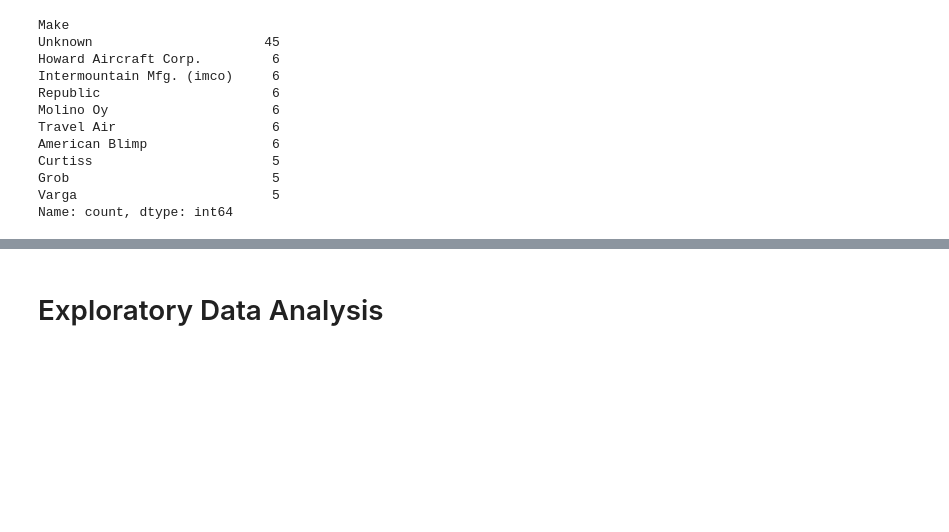
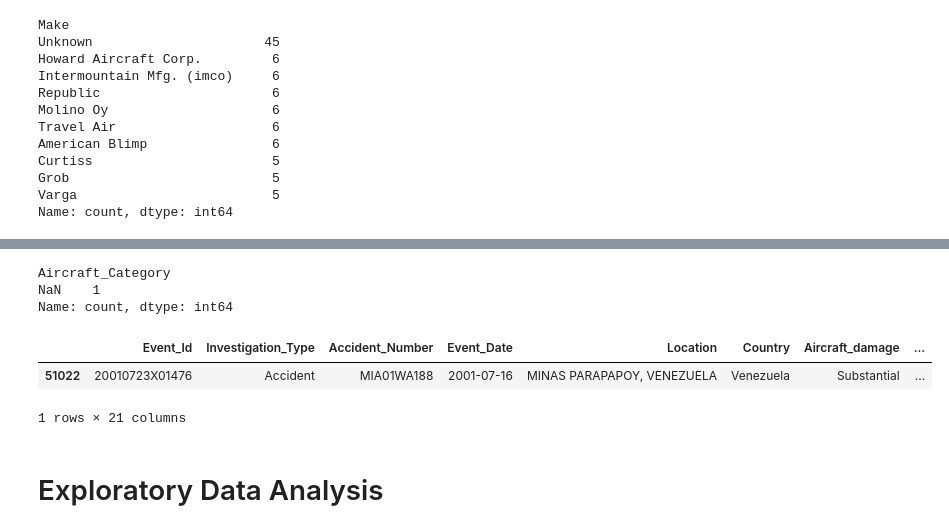
Before and after one commit to joeycello1/Phase1_project, a Jupyter notebook: Phase1_project.ipynb, the cells around one changed output, grey strips where cells are left out. Drawn from its saved outputs; the diff is of its cells as text; code cells hidden in the pictures; blank space fills up the shorter version.

```diff
--- a/Phase1_project.ipynb
+++ b/Phase1_project.ipynb
@@ -5524,0 +5809,4 @@ Name: count, dtype: int64
+# %%
+df.loc[df['Make'].isin(['Aircoupe']),'Aircraft_Category'] = 'Airplane'
+
+df[df['Aircraft_Category'].isna()]['Make'].value_counts().head(10)
@@ -5524,0 +5837,4 @@ Name: count, dtype: int64
+# %%
+df.loc[df['Make'].isin(['Bucker Jungmann', 'BUCKER JUNGMANN', 'BUCKER JUNGMEISTER', 'Bucker', 'Bucker-jungmann']),'Make'] = 'Bucker Flugzeugbau'
+
+df[df['Make'] == 'Bucker Flugzeugbau'].value_counts('Aircraft_Category', dropna=False)
@@ -5524,0 +5846,4 @@ Name: count, dtype: int64
+# %%
+df.loc[df['Make'].isin(['Bucker Flugzeugbau']),'Aircraft_Category'] = 'Airplane'
+
+df[df['Aircraft_Category'].isna()]['Make'].value_counts().head(10)
@@ -5524,0 +5902,4 @@ Name: count, dtype: int64
+# %%
+df.loc[df['Make'].isin(['Varieze']),'Aircraft_Category'] = 'Airplane'
+
+df[df['Make'] == 'Unknown']['Model'].value_counts(dropna=False)
@@ -5525,3 +5924,15 @@ Name: count, dtype: int64
+# %%
+df[df['Make'].isin(['Unknown']) & df['Model'].isin(['206'])].value_counts('Aircraft_Category', dropna=False)
+# %% [output]
+Aircraft_Category
+NaN    1
+Name: count, dtype: int64
+# %%
+df[df['Make'].isin(['Unknown']) & df['Model'].isin(['206'])].head()
+# %% [output]
+|  | Event_Id | Investigation_Type | Accident_Number | Event_Date | Location | Country | Aircraft_damage | ... |
+| 51022 | 20010723X01476 | Accident | MIA01WA188 | 2001-07-16 | MINAS PARAPAPOY, VENEZUELA | Venezuela | Substantial | ... |
+1 rows × 21 columns
 # %% [markdown]
 # Exploratory Data Analysis
 # %% [markdown]
```
Also changed, not shown: parts of 35 cells of this notebook.
